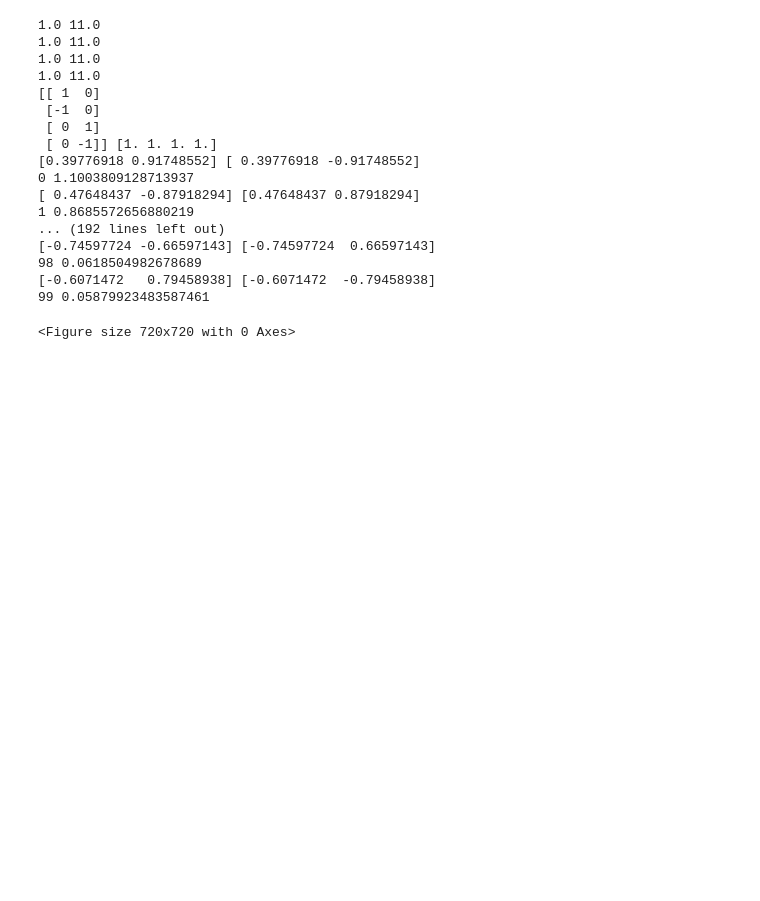
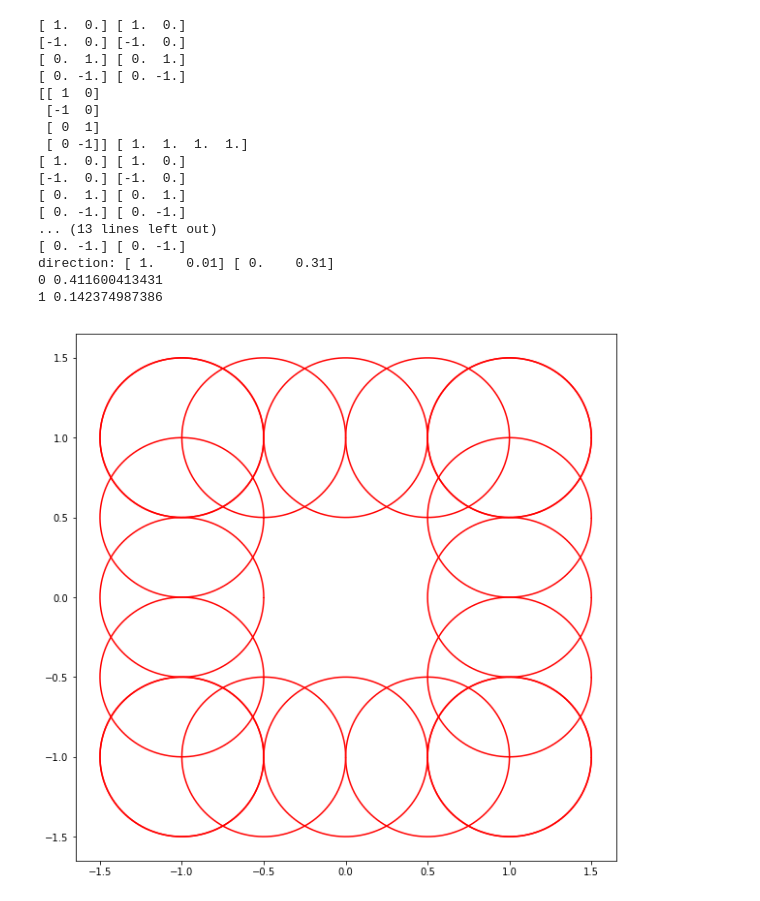
Before and after one commit to RaresC21/Research, a Jupyter notebook: JupyterNotebook/test_draw.ipynb, the cells around one changed output. Cells and saved outputs as stored; diff of their text form; code cells hidden in the pictures; blank space fills up the shorter version.

```diff
--- a/JupyterNotebook/test_draw.ipynb
+++ b/JupyterNotebook/test_draw.ipynb
@@ -20,11 +20,11 @@ import numpy as np
 # plt.gca().set_aspect('equal', adjustable='box')
 
 dim = 2
-draw_circles = False
+draw_circles = True
 
-delta = 100
-radius = 10
-depth = 10
+delta = 0.5
+radius = 0.5
+depth = 0
 options = Options(reflection = "sphere", \
                         delta = delta, radius = radius, depth = depth)
 # cube = symmetric(dim, dim*4, options)
@@ -43,7 +43,14 @@ plt.figure(figsize=(10, 10))
 #     plt.plot([1, lines[1][1][0]], [0,lines[1][1][1]])
 # lines = cube.cur_lines__
 
-lines = cube.reflection_lines(100, convergence_eps = 1e-6)
+# lines = cube.reflection_lines(2, convergence_eps = 1e-6)
+
+lines = [0] * 3
+H = 0.3
+lines[0] = make_cube(dim, options, zero = np.array([0,H])).reflection_lines(2, convergence_eps = 1e-6)
+lines[1] = make_cube(dim, options, zero = np.array([0,H - 0.01])).reflection_lines(2, convergence_eps = 1e-6)
+lines[2] = make_cube(dim, options, zero = np.array([0,H + 0.01])).reflection_lines(2, convergence_eps = 1e-6)
+
 
 def plot_line(xs, vec, b):
     return b/vec[1] - (vec[0] * xs) / vec[1]
@@ -70,48 +77,48 @@ if draw_circles:
         plot_circle(i*delta, -1 - depth, radius)
 
 xx = 0
 yy = 1
 col = ['blue', 'red', 'black', 'green', 'purple']
 c = 0
 # for xx in range(0,dim):
 #     for yy in range(xx+1,dim) :
 # pts = []
 # for i in range(len(lines)):
 #     pt1 = [lines[i][0][xx], lines[i][0][yy]]
 #     pt2 = [lines[i][1][xx], lines[i][1][yy]]
 #     # pts.append(lines[i][0])
 #     plt.plot([pt1[0], pt2[0]], [pt1[1], pt2[1]], color = col[c])
 # c += 1
 
 # plt.scatter(centroid[0], centroid[1], color = 'blue')
 
 # print("distance from centroid", np.linalg.norm(centroid))
 # print("centroid approximation", centroid)
 
 # plt.xlim(-2,2)
 # plt.ylim(-2,2)
 # plt.xticks(np.arange(-1, 2, 1))
 # plt.yticks(np.arange(-1, 2, 1))
 # plt.show()
 # %% [output]
-1.0 11.0
-1.0 11.0
-1.0 11.0
-1.0 11.0
+[ 1.  0.] [ 1.  0.]
+[-1.  0.] [-1.  0.]
+[ 0.  1.] [ 0.  1.]
+[ 0. -1.] [ 0. -1.]
 [[ 1  0]
  [-1  0]
  [ 0  1]
- [ 0 -1]] [1. 1. 1. 1.]
-[0.39776918 0.91748552] [ 0.39776918 -0.91748552]
-0 1.1003809128713937
-[ 0.47648437 -0.87918294] [0.47648437 0.87918294]
-1 0.8685572656880219
-... (192 lines left out)
-[-0.74597724 -0.66597143] [-0.74597724  0.66597143]
-98 0.0618504982678689
-[-0.6071472   0.79458938] [-0.6071472  -0.79458938]
-99 0.05879923483587461
+ [ 0 -1]] [ 1.  1.  1.  1.]
+[ 1.  0.] [ 1.  0.]
+[-1.  0.] [-1.  0.]
+[ 0.  1.] [ 0.  1.]
+[ 0. -1.] [ 0. -1.]
+... (13 lines left out)
+[ 0. -1.] [ 0. -1.]
+direction: [ 1.    0.01] [ 0.    0.31]
+0 0.411600413431
+1 0.142374987386
-<Figure size 720x720 with 0 Axes>
+[figure, added]
 # %%
 def plot_all_circles(polytope):
     for p in polytope.planes:
```
Also changed, not shown: parts of 1 cell of this notebook, 11 other files.
